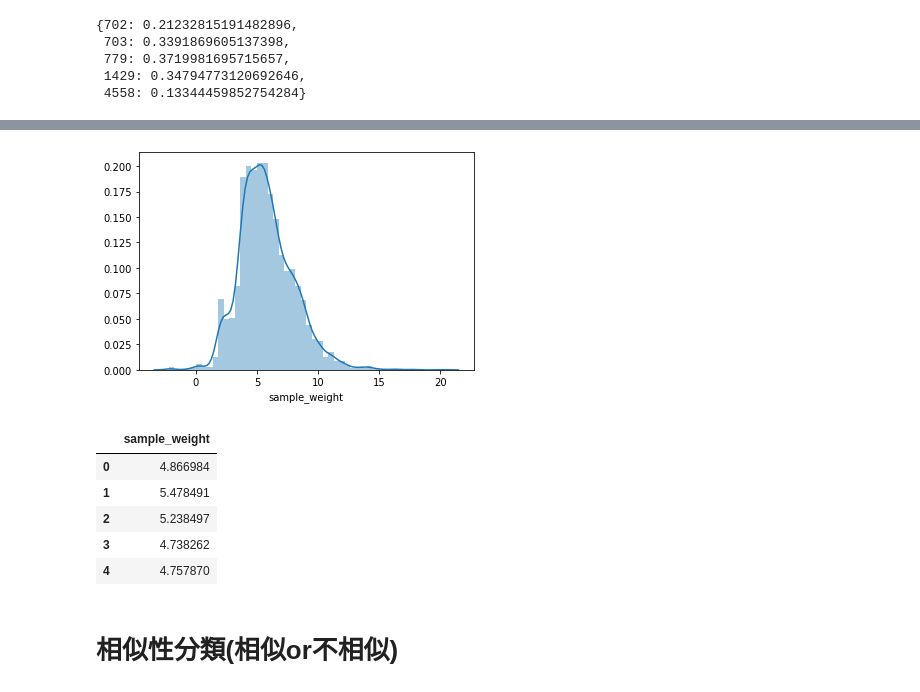
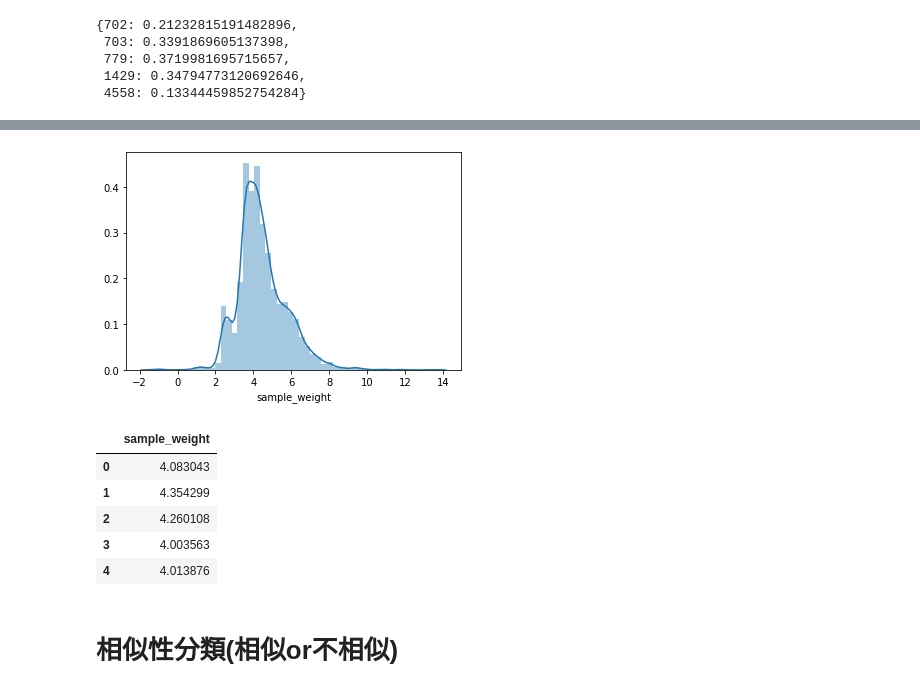
Before and after one commit to skywalker0803r/works, a Jupyter notebook: 輕油案子_sample_weight_C6IP.ipynb, the cells around one changed output, grey strips where cells are left out. Drawn from its saved outputs; the diff is of its cells as text; code cells hidden in the pictures.

```diff
--- a/輕油案子_sample_weight_C6IP.ipynb
+++ b/輕油案子_sample_weight_C6IP.ipynb
@@ -106,28 +106,28 @@ distance_map
 # %%
 from tqdm import tqdm_notebook as tqdm
 import seaborn as sns
 from math import log
 import matplotlib.pyplot as plt
 #樣本權重初始化為0.1
 train['sample_weight'] = 0.1
 #考慮鄰居數
 n = 3
 #對test50遍歷,計算與train sample的距離
 for row in tqdm(test_50.index):
   distance_map = dict(find_min_distance_data(test_50.loc[row,features+[y_name]],train.loc[:,features+[y_name]]))
-  train['sample_weight'] += (1/train.index.map(distance_map))**3
+  train['sample_weight'] += (1/train.index.map(distance_map))**2
 train['sample_weight'] = train['sample_weight'].apply(log)
 sns.distplot(train['sample_weight']);plt.show()
 train[['sample_weight']].head(5)
 # %% [output]
 [interactive output not drawn]
-[figure, old version]
+[figure, new version]
 |  | sample_weight |
-| 0 | 4.866984 |
-| 1 | 5.478491 |
-| 2 | 5.238497 |
-| 3 | 4.738262 |
-| 4 | 4.757870 |
+| 0 | 4.083043 |
+| 1 | 4.354299 |
+| 2 | 4.260108 |
+| 3 | 4.003563 |
+| 4 | 4.013876 |
 # %% [markdown]
 # 相似性分類(相似or不相似)
 # %%
```
Also changed, not shown: parts of 15 cells of this notebook.
